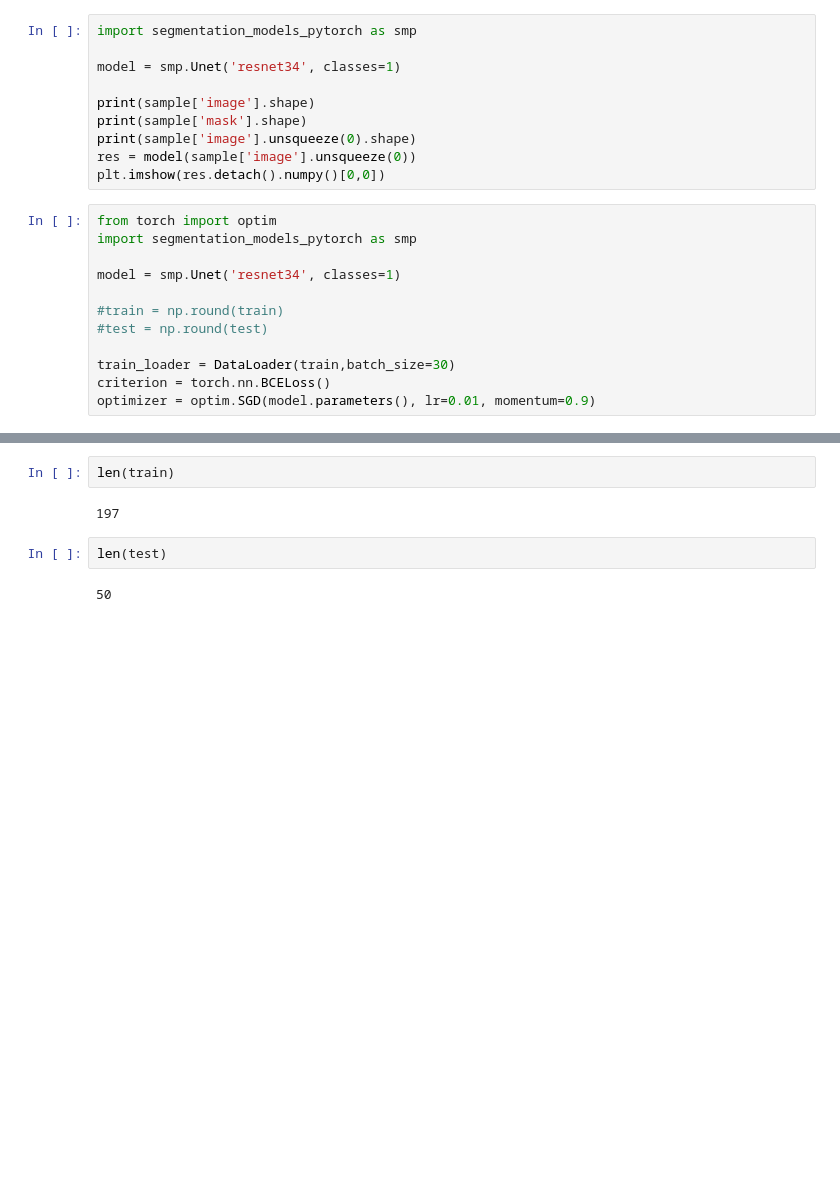
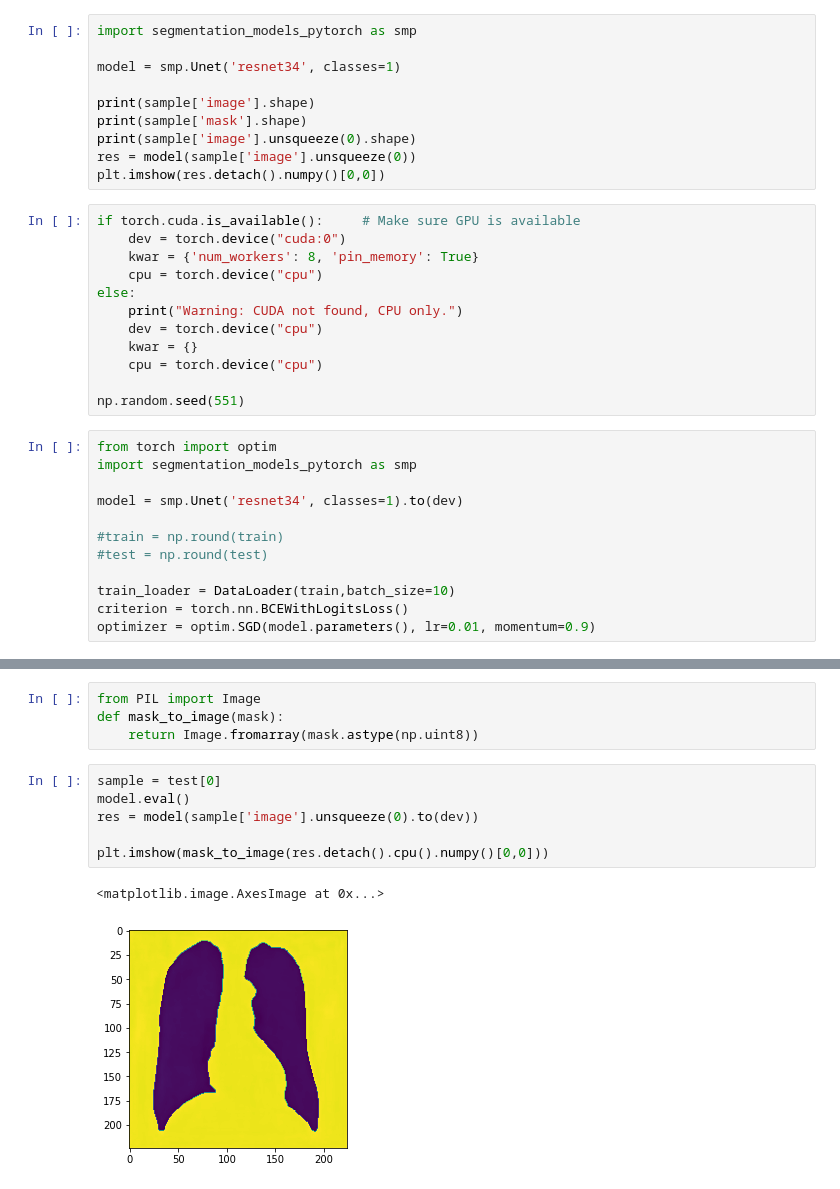
Before and after one commit to bernieee/sirius, a Jupyter notebook: AI_for_Med_image_analysis/Practicum3_lung_segmentation.ipynb, the cells around one changed output, grey strips where cells are left out. Saved outputs shown, nothing was run; the diff lists cells and outputs as text; blank space fills up the shorter version.

```diff
--- a/AI_for_Med_image_analysis/Practicum3_lung_segmentation.ipynb
+++ b/AI_for_Med_image_analysis/Practicum3_lung_segmentation.ipynb
@@ -141,17 +141,29 @@ print(sample['mask'].shape)
 print(sample['image'].unsqueeze(0).shape)
 res = model(sample['image'].unsqueeze(0))
 plt.imshow(res.detach().numpy()[0,0])
+# %%
+if torch.cuda.is_available():     # Make sure GPU is available
+    dev = torch.device("cuda:0")
+    kwar = {'num_workers': 8, 'pin_memory': True}
+    cpu = torch.device("cpu")
+else:
+    print("Warning: CUDA not found, CPU only.")
+    dev = torch.device("cpu")
+    kwar = {}
+    cpu = torch.device("cpu")
+
+np.random.seed(551)
 # %%
 from torch import optim
 import segmentation_models_pytorch as smp
 
-model = smp.Unet('resnet34', classes=1)
+model = smp.Unet('resnet34', classes=1).to(dev)
 
 #train = np.round(train)
 #test = np.round(test)
 
-train_loader = DataLoader(train,batch_size=30)
-criterion = torch.nn.BCELoss()
+train_loader = DataLoader(train,batch_size=10)
+criterion = torch.nn.BCEWithLogitsLoss()
 optimizer = optim.SGD(model.parameters(), lr=0.01, momentum=0.9)
 # %%
 num_epochs = 20
@@ -177,8 +215,13 @@ for i in range(num_epochs):
-# %%
-len(train)
-# %% [output]
-197
-# %%
-len(test)
-# %% [output]
-50
+# %%
+from PIL import Image
+def mask_to_image(mask):
+    return Image.fromarray(mask.astype(np.uint8))
+# %%
+sample = test[0]
+model.eval()
+res = model(sample['image'].unsqueeze(0).to(dev))
+
+plt.imshow(mask_to_image(res.detach().cpu().numpy()[0,0]))
+# %% [output]
+<matplotlib.image.AxesImage at 0x...>
+[figure, added]
```
Also changed, not shown: parts of 3 cells of this notebook.
